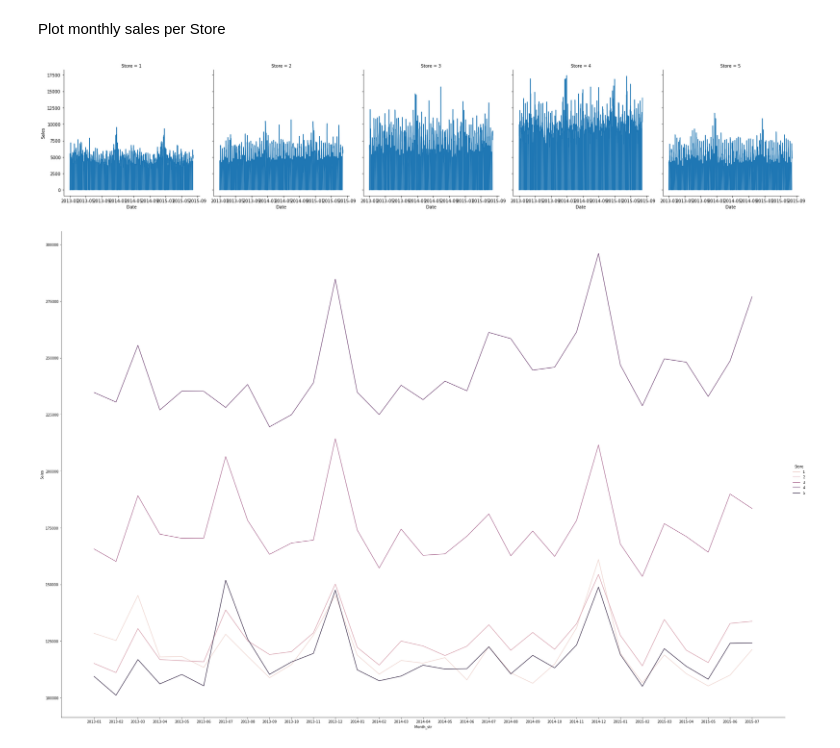
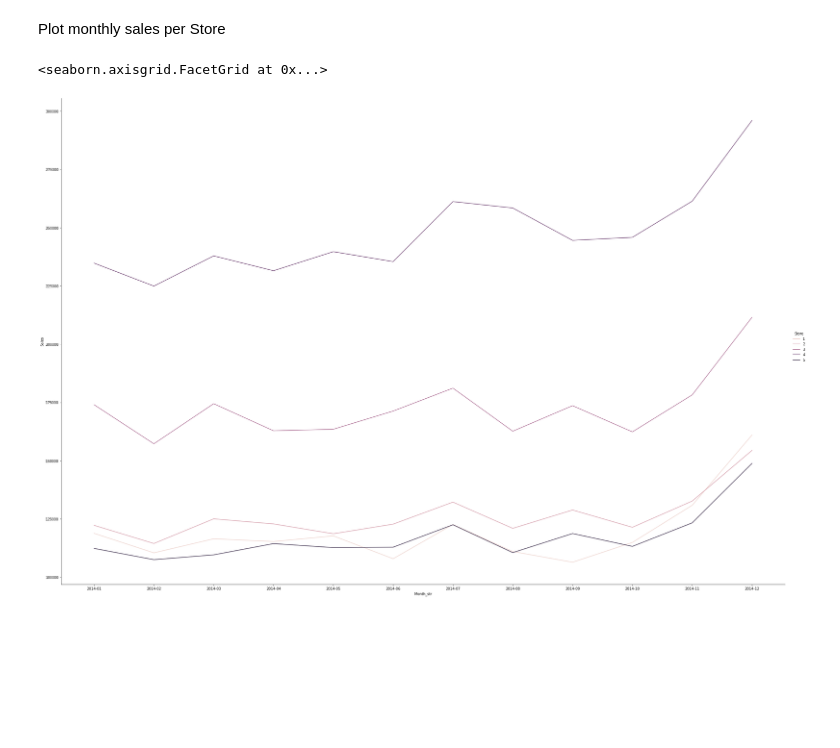
Before and after one commit to bruennijs/kaggle_rossmann_sales, a Jupyter notebook: regression.ipynb, the cells around one changed output. Cells and saved outputs as stored; diff of their text form; code cells hidden in the pictures; blank space fills up the shorter version.

Commit message:
Add plots to see correlation, seasonality

```diff
--- a/regression.ipynb
+++ b/regression.ipynb
@@ -64,13 +104,19 @@ Plot monthly sales per Store
 # %%
 import seaborn as sns
 import matplotlib.pyplot as plt
 
-sns.relplot(
-    data=df_train_stores_range, x="Date", y="Sales", col="Store", kind="line")
+# Count of month per Store
+#print(df_sales_monthly.groupby(by=['Store']).count())
+
+df_sales_monthly_stores_range = df_sales_monthly[(df_sales_monthly['Store'] < 6) & (df_sales_monthly['Store'] > 0)]
+
+# First n stores
+df_train_stores_range: DataFrame = df_train[(df_train['Store'] < 6) & (df_train['Store'] > 0)]
+#df_train_stores_5.head(10)
+
+# Monthly sales hue'ed by n Stores for one year
+sns.relplot(data=df_sales_monthly_stores_range[df_sales_monthly_stores_range['Year'] == 2014], x="Month_str", y="Sales", hue="Store", kind='line', height=20.0, aspect=1.5)
 plt.show()
-
-sns.relplot(data=df_sales_monthly_stores_range, x="Month_str", y="Sales", hue="Store", kind='line', height=20.0, aspect=1.5)
-plt.show()
 # %% [output]
+<seaborn.axisgrid.FacetGrid at 0x...>
-[figure, old version]
+[figure, new version]
-[figure, removed]
```
Also changed, not shown: parts of 4 cells of this notebook.
